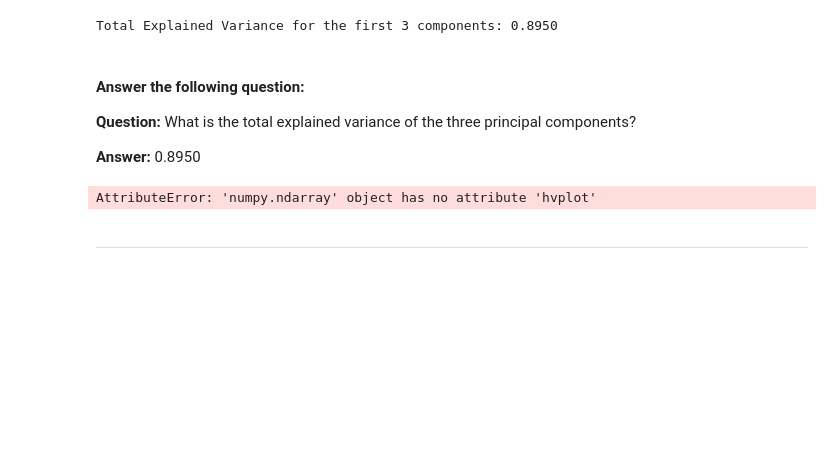
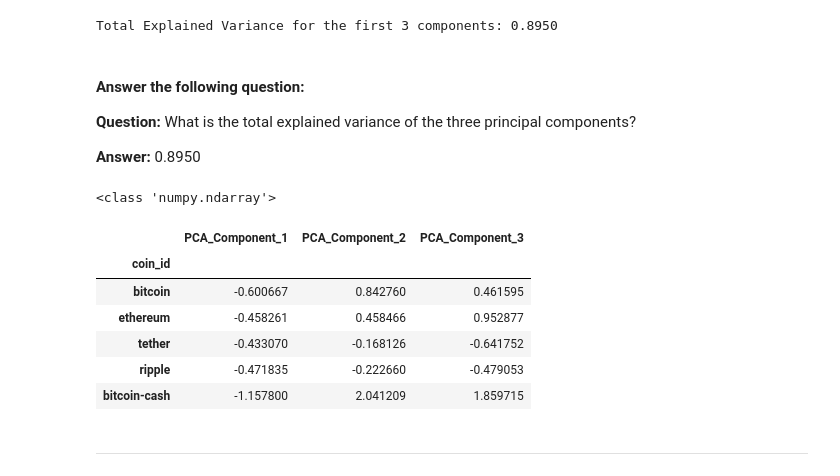
Before and after one commit to nelellen/CryptoClustering, a Jupyter notebook: Crypto_Clustering.ipynb.ipynb, the cells around one changed output. Saved outputs shown, nothing was run; the diff lists cells and outputs as text; code cells hidden in the pictures; blank space fills up the shorter version.

```diff
--- a/Crypto_Clustering.ipynb.ipynb
+++ b/Crypto_Clustering.ipynb.ipynb
@@ -339,19 +338,33 @@ Total Explained Variance for the first 3 components: 0.8950
 **Question:** What is the total explained variance of the three principal components?
 
 **Answer:** 0.8950
+# %%
+print(type(scaled_market_data))
+# %% [output]
+<class 'numpy.ndarray'>
+# %%
+# 1. Extract coin_id
+coin_id = df_market_data.index
 # %%
 # Create a new DataFrame with the PCA data.
-pca_data.hvplot.table(width=800, height=400)
+pca_df = pd.DataFrame(pca.fit_transform(scaled_market_data), columns=['PCA_Component_1', 'PCA_Component_2', 'PCA_Component_3'])
 
 # Copy the crypto names from the original scaled DataFrame
-#pca_df['coin_id'] = scaled_market_data['coin_id'].copy()
+pca_df["coin_id"] = coin_id
 
 # Set the coin_id column as index
-#pca_df.set_index('coin_id', inplace=True)
+pca_df.set_index('coin_id', inplace=True)
 
-# Display the scaled PCA DataFrame
+#Display the scaled PCA DataFrame
+pca_df.head()
 # %% [output]
-AttributeError: 'numpy.ndarray' object has no attribute 'hvplot'
+|  | PCA_Component_1 | PCA_Component_2 | PCA_Component_3 |
+| coin_id |  |  |  |
+| bitcoin | -0.600667 | 0.842760 | 0.461595 |
+| ethereum | -0.458261 | 0.458466 | 0.952877 |
+| tether | -0.433070 | -0.168126 | -0.641752 |
+| ripple | -0.471835 | -0.222660 | -0.479053 |
+| bitcoin-cash | -1.157800 | 2.041209 | 1.859715 |
 # %% [markdown]
 ---
 # %% [markdown]
```
Also changed, not shown: parts of 17 cells of this notebook.
